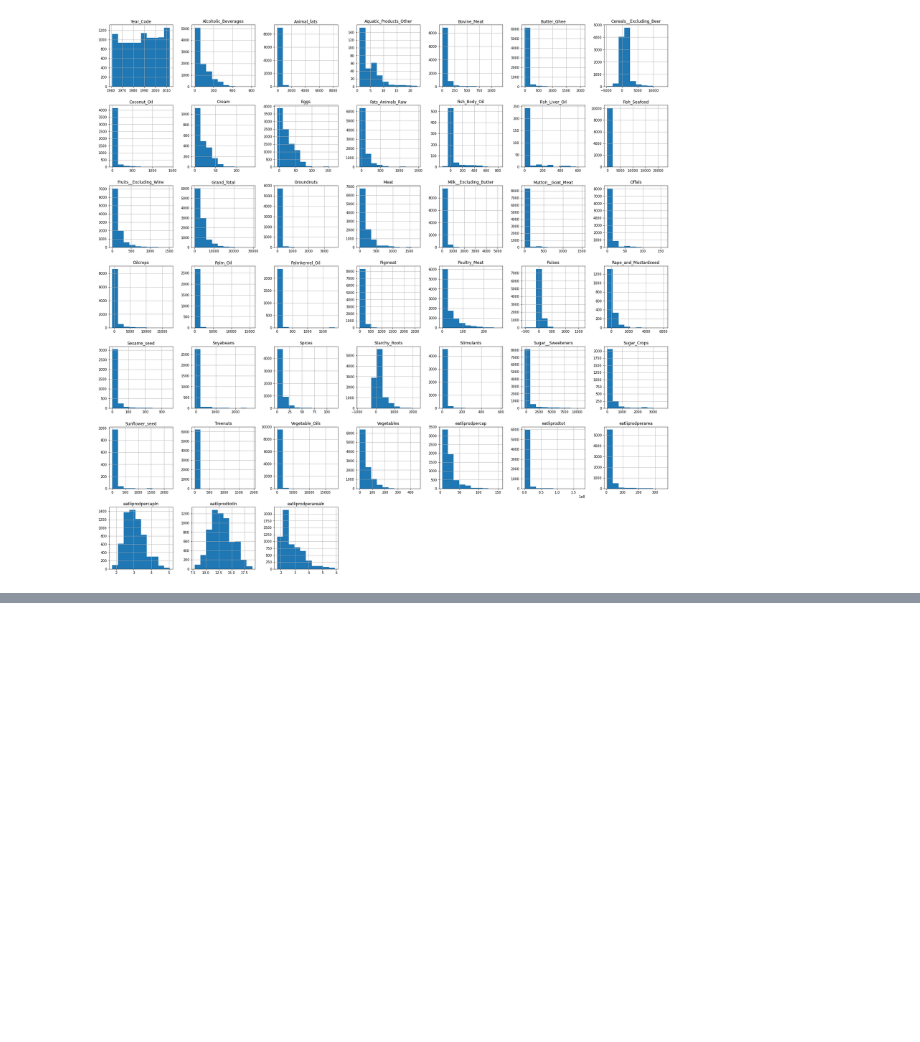
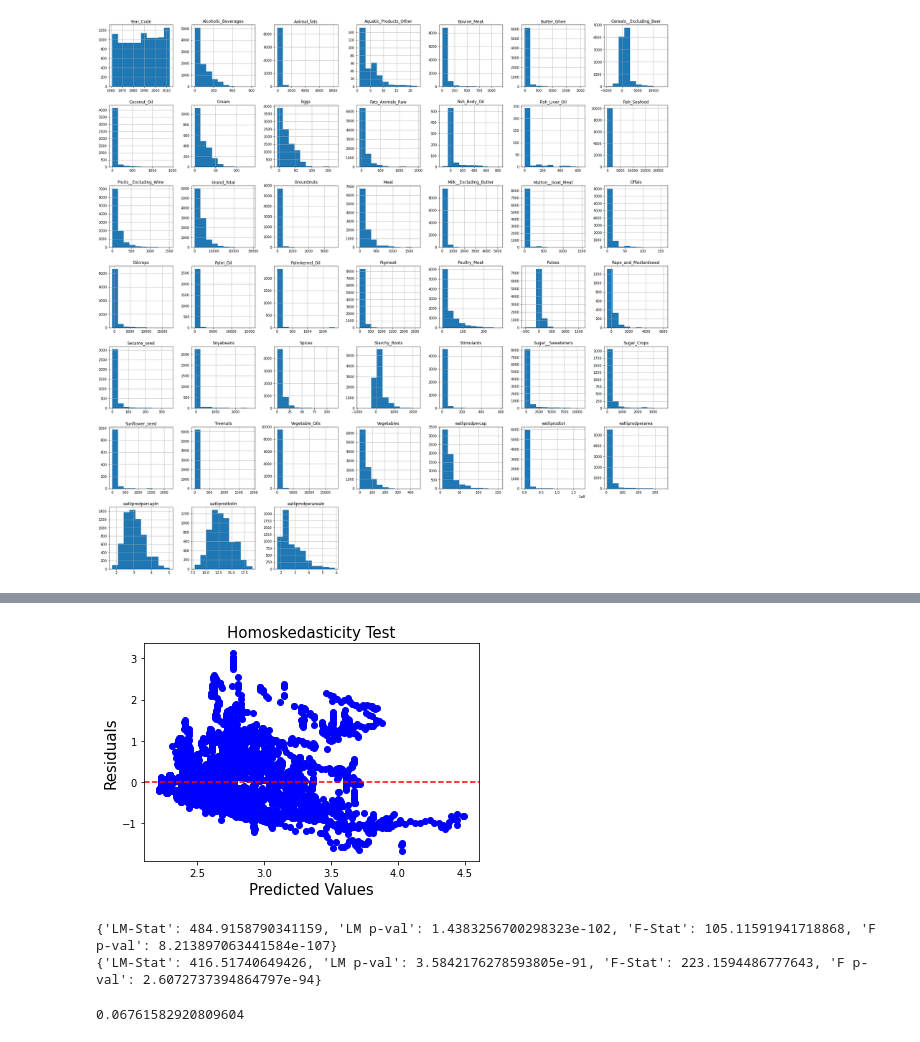
Before and after one commit to Michael-Suttle/assignment_2, a Jupyter notebook: Part_01.ipynb, the cells around one changed output, grey strips where cells are left out. Saved outputs shown, nothing was run; the diff lists cells and outputs as text; code cells hidden in the pictures; blank space fills up the shorter version.

```diff
--- a/Part_01.ipynb
+++ b/Part_01.ipynb
@@ -1024,0 +1028,3 @@ Notes:
+# %%
+fbs_pivot_cal_to_tonneeatlifinal["manure_leech"] = add_item(fbs_pivot_cal_to_tonneeatlifinal, manure_piv, "manure_leech")
+fbs_pivot_cal_to_tonneeatlifinal["manure_vol"] = add_item(fbs_pivot_cal_to_tonneeatlifinal, manure_piv, "manure_vol")
@@ -1024,0 +1162,69 @@ Notes:
+# %%
+fbs_pivot_cal_to_tonneeatlifinal_nonaindex = fbs_pivot_cal_to_tonneeatlifinal_nona.set_index(['Area', 'Year_Code'])
+# %%
+# Perform PooledOLS
+from linearmodels import PooledOLS
+import statsmodels.api as sm
+# exogenous_variables = [fbs_pivot_cal_to_tonneeatlifinal_nonaindex['Agriculture_areapropln'],
+#                        fbs_pivot_cal_to_tonneeatlifinal_nonaindex['Croplandpropln'],
+#                        fbs_pivot_cal_to_tonneeatlifinal_nonaindex['Forest_landpropln'],
+#                        fbs_pivot_cal_to_tonneeatlifinal_nonaindex['Land_area_equipped_for_irrigationpropln'],
+#                        fbs_pivot_cal_to_tonneeatlifinal_nonaindex['Land_under_perm_meadows_and_pasturespropln'],
+#                        fbs_pivot_cal_to_tonneeatlifinal_nonaindex['Naturally_regenerating_forestpropln'],
+#                        fbs_pivot_cal_to_tonneeatlifinal_nonaindex['Planted_Forestpropln'],
+#                        fbs_pivot_cal_to_tonneeatlifinal_nonaindex['Primary_Forestpropln']]
+
+# 'Agriculture_areapropln','Croplandpropln',
+#                                                                              'Forest_landpropln','Land_area_equipped_for_irrigationpropln',
+#                                                                               'Land_under_perm_meadows_and_pasturespropln',
+#                                                                               'Naturally_regenerating_forestpropln','Planted_Forestpropln',
+#                                                                               'Primary_Forestpropln'
+
+# 'Agriculture_areapropln','Land_area_equipped_for_irrigationpropln',
+
+
+exog = sm.tools.tools.add_constant(fbs_pivot_cal_to_tonneeatlifinal_nonaindex[['Agriculture_areapropln','Land_area_equipped_for_irrigationpropln']])
+endog = fbs_pivot_cal_to_tonneeatlifinal_nonaindex['eatliprodperarealn']
+mod = PooledOLS(endog, exog)
+pooledOLS_res = mod.fit(cov_type='clustered', cluster_entity=True)
+# Store values for checking homoskedasticity graphically
+fittedvals_pooled_OLS = pooledOLS_res.predict().fitted_values
+residuals_pooled_OLS = pooledOLS_res.resids
+# %%
+# 3A. Homoskedasticity
+import matplotlib.pyplot as plt
+ # 3A.1 Residuals-Plot for growing Variance Detection
+fig, ax = plt.subplots()
+ax.scatter(fittedvals_pooled_OLS, residuals_pooled_OLS, color = "blue")
+ax.axhline(0, color = "r", ls = "--")
+ax.set_xlabel("Predicted Values", fontsize = 15)
+ax.set_ylabel("Residuals", fontsize = 15)
+ax.set_title("Homoskedasticity Test", fontsize = 15)
+plt.show()
+# %% [output]
+[figure, added]
+# %%
+# 3A.2 White-Test
+from statsmodels.stats.diagnostic import het_white, het_breuschpagan
+pooled_OLS_dataset = pd.concat([fbs_pivot_cal_to_tonneeatlifinal_nonaindex, residuals_pooled_OLS], axis=1)
+#pooled_OLS_dataset = pooled_OLS_dataset.drop(['Year_Code'], axis = 1).fillna(0)
+exog = sm.tools.tools.add_constant(fbs_pivot_cal_to_tonneeatlifinal_nonaindex[['Agriculture_areapropln','Land_area_equipped_for_irrigationpropln']]).fillna(0)
+white_test_results = het_white(pooled_OLS_dataset['residual'], exog)
+labels = ['LM-Stat', 'LM p-val', 'F-Stat', 'F p-val']
+print(dict(zip(labels, white_test_results)))
+# 3A.3 Breusch-Pagan-Test
+breusch_pagan_test_results = het_breuschpagan(pooled_OLS_dataset['residual'], exog)
+labels = ['LM-Stat', 'LM p-val', 'F-Stat', 'F p-val']
+print(dict(zip(labels, breusch_pagan_test_results)))
+# %% [output]
+{'LM-Stat': 484.9158790341159, 'LM p-val': 1.4383256700298323e-102, 'F-Stat': 105.11591941718868, 'F p-val': 8.213897063441584e-107}
+{'LM-Stat': 416.51740649426, 'LM p-val': 3.5842176278593805e-91, 'F-Stat': 223.1594486777643, 'F p-val': 2.6072737394864797e-94}
+# %%
+# 3.B Non-Autocorrelation
+# Durbin-Watson-Test
+from statsmodels.stats.stattools import durbin_watson
+
+durbin_watson_test_results = durbin_watson(pooled_OLS_dataset['residual'])
+print(durbin_watson_test_results)
+# %% [output]
+0.06761582920809604
```
Also changed, not shown: parts of 98 cells of this notebook.
